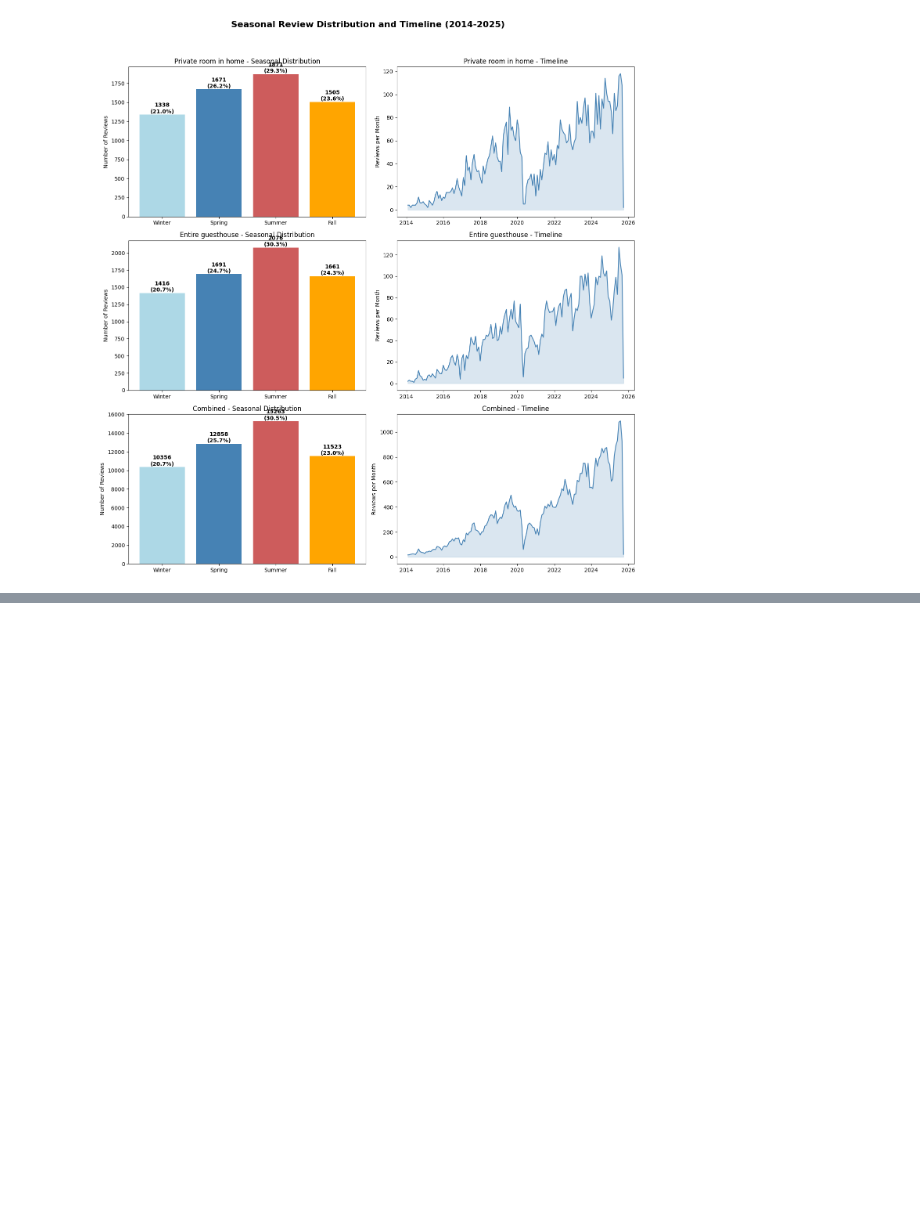
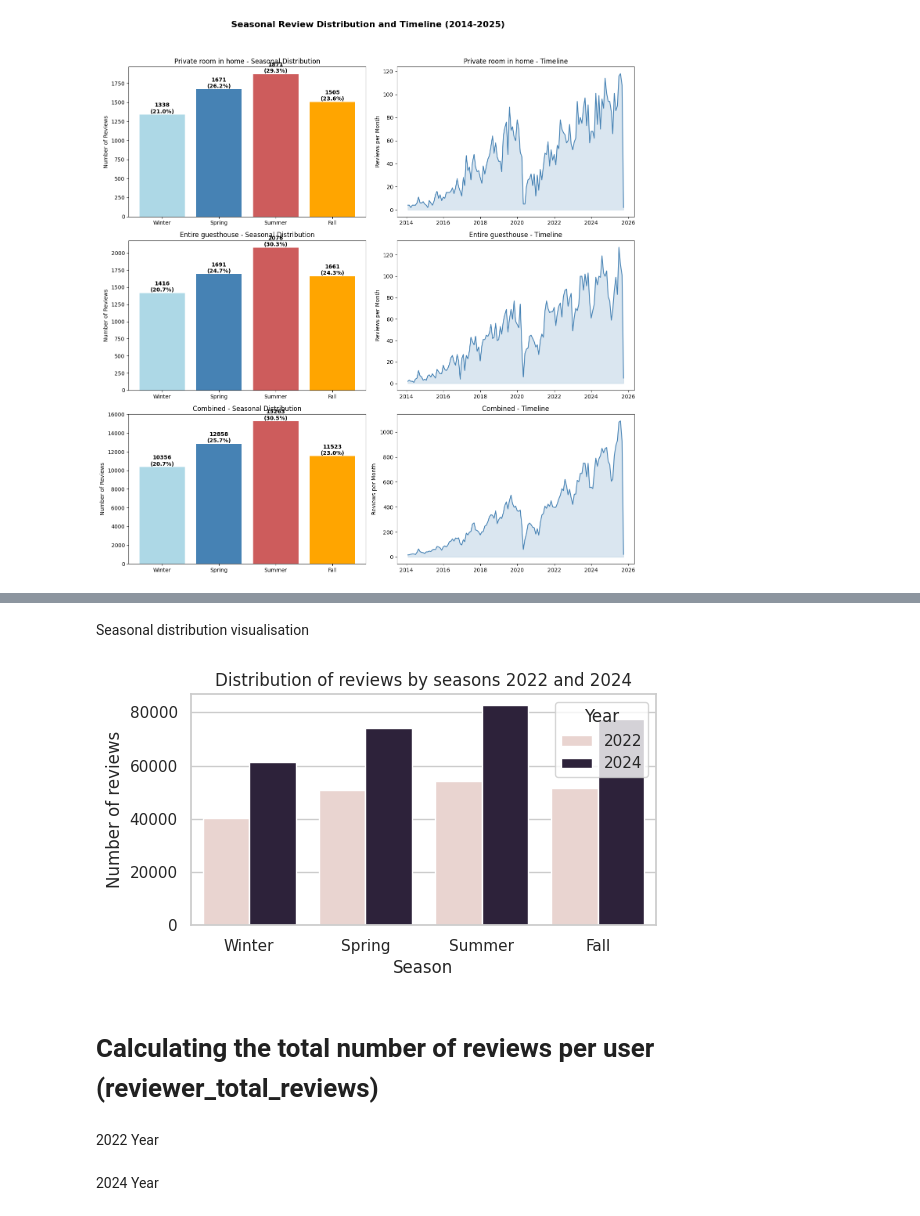
Before and after one commit to TinaKgn/tourism_data_project, a Jupyter notebook: notebooks/Airbnb_LA_cleaning.ipynb, the cells around one changed output, grey strips where cells are left out. Drawn from its saved outputs; the diff is of its cells as text; code cells hidden in the pictures; blank space fills up the shorter version.

```diff
--- a/notebooks/Airbnb_LA_cleaning.ipynb
+++ b/notebooks/Airbnb_LA_cleaning.ipynb
@@ -296,0 +501,10 @@ plot_season_timeline(df_sample)
+# %%
+def month_to_season(month):
+    if month in [12, 1, 2]:
+        return 'Winter'
+    elif month in [3, 4, 5]:
+        return 'Spring'
+    elif month in [6, 7, 8]:
+        return 'Summer'
+    else:
+        return 'Fall'
@@ -296,0 +513,6 @@ plot_season_timeline(df_sample)
+# %%
+la_reviews_2024['month'] = la_reviews_2024['date'].dt.month
+la_reviews_2024['season'] = la_reviews_2024['month'].apply(month_to_season)
+
+print("Seasonal distribution for 2024:")
+print(la_reviews_2024['season'].value_counts())
@@ -296,0 +529,6 @@ plot_season_timeline(df_sample)
+# %%
+la_reviews_2022['month'] = la_reviews_2022['date'].dt.month
+la_reviews_2022['season'] = la_reviews_2022['month'].apply(month_to_season)
+
+print("\nSeasonal distribution for 2022:")
+print(la_reviews_2022['season'].value_counts())
@@ -296,0 +543,2 @@ plot_season_timeline(df_sample)
+# %% [markdown]
+Seasonal distribution visualisation
@@ -296,0 +548,21 @@ plot_season_timeline(df_sample)
+# %%
+la_reviews_2022['year'] = 2022
+la_reviews_2024['year'] = 2024
+
+combined = pd.concat([la_reviews_2022, la_reviews_2024])
+# %%
+sns.set(style="whitegrid")
+
+plt.figure(figsize=(6,3))
+sns.countplot(data=combined, x='season', hue='year', order=['Winter', 'Spring', 'Summer', 'Fall'])
+plt.title("Distribution of reviews by seasons 2022 and 2024")
+plt.ylabel("Number of reviews")
+plt.xlabel("Season")
+plt.legend(title="Year")
+plt.show()
+# %% [output]
+[figure, added]
+# %% [markdown]
+# Calculating the total number of reviews per user (reviewer_total_reviews)
+# %% [markdown]
+2022 Year
@@ -296,0 +574,2 @@ plot_season_timeline(df_sample)
+# %% [markdown]
+2024 Year
```
Also changed, not shown: parts of 94 cells of this notebook.
